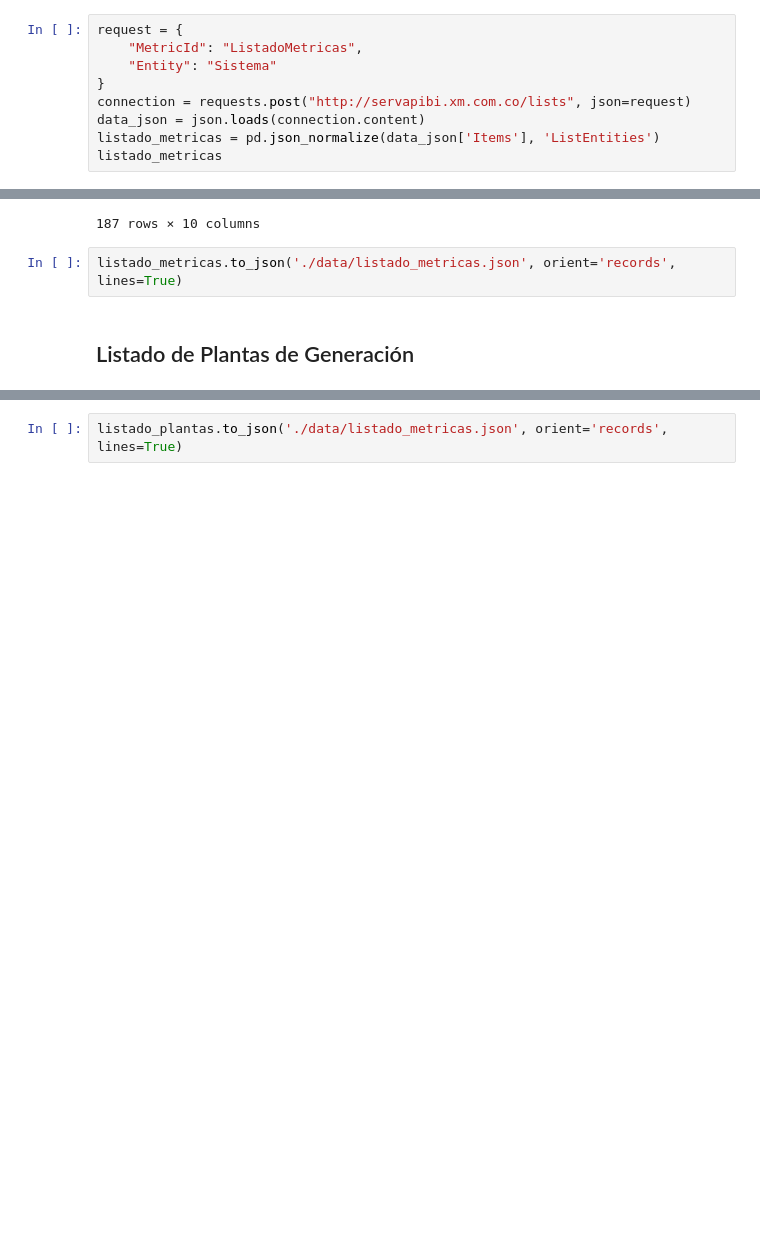
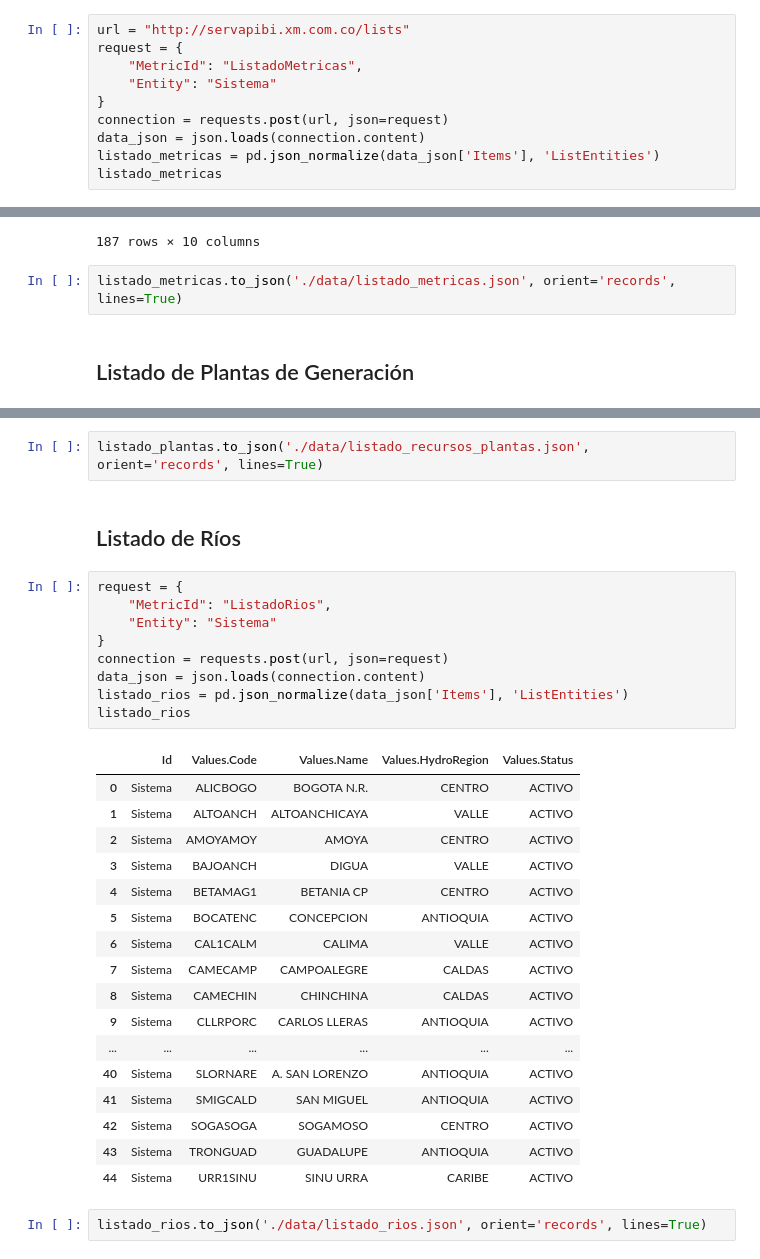
Before and after one commit to sistema-electrico-colombia/extraccion-datos-API, a Jupyter notebook: extraccion_datos_api_xm.ipynb, the cells around one changed output, grey strips where cells are left out. Saved outputs shown, nothing was run; the diff lists cells and outputs as text; blank space fills up the shorter version.

Commit message:
[ADD] Se agregaron mas listados

```diff
--- a/extraccion_datos_api_xm.ipynb
+++ b/extraccion_datos_api_xm.ipynb
@@ -28,11 +28,12 @@ import pydataxm as api_xm
 # %% [markdown]
 ## Listado de Metricas
 # %%
+url = "http://servapibi.xm.com.co/lists"
 request = {
     "MetricId": "ListadoMetricas",
     "Entity": "Sistema"
 }
-connection = requests.post("http://servapibi.xm.com.co/lists", json=request)
+connection = requests.post(url, json=request)
 data_json = json.loads(connection.content)
 listado_metricas = pd.json_normalize(data_json['Items'], 'ListEntities')
 listado_metricas
@@ -79,4 +79,35 @@ listado_plantas
 | 684 | Sistema | ZPA5 | ZIPAEMG 5 | TERMICA | DESPACHADO CENTRALMENTE | NORMAL | ENDG | ... |
 685 rows × 10 columns
 # %%
-listado_plantas.to_json('./data/listado_metricas.json', orient='records', lines=True)
+listado_plantas.to_json('./data/listado_recursos_plantas.json', orient='records', lines=True)
+# %% [markdown]
+## Listado de Ríos
+# %%
+request = {
+    "MetricId": "ListadoRios",
+    "Entity": "Sistema"
+}
+connection = requests.post(url, json=request)
+data_json = json.loads(connection.content)
+listado_rios = pd.json_normalize(data_json['Items'], 'ListEntities')
+listado_rios
+# %% [output]
+|  | Id | Values.Code | Values.Name | Values.HydroRegion | Values.Status |
+| 0 | Sistema | ALICBOGO | BOGOTA N.R. | CENTRO | ACTIVO |
+| 1 | Sistema | ALTOANCH | ALTOANCHICAYA | VALLE | ACTIVO |
+| 2 | Sistema | AMOYAMOY | AMOYA | CENTRO | ACTIVO |
+| 3 | Sistema | BAJOANCH | DIGUA | VALLE | ACTIVO |
+| 4 | Sistema | BETAMAG1 | BETANIA CP | CENTRO | ACTIVO |
+| 5 | Sistema | BOCATENC | CONCEPCION | ANTIOQUIA | ACTIVO |
+| 6 | Sistema | CAL1CALM | CALIMA | VALLE | ACTIVO |
+| 7 | Sistema | CAMECAMP | CAMPOALEGRE | CALDAS | ACTIVO |
+| 8 | Sistema | CAMECHIN | CHINCHINA | CALDAS | ACTIVO |
+| 9 | Sistema | CLLRPORC | CARLOS LLERAS | ANTIOQUIA | ACTIVO |
+| ... | ... | ... | ... | ... | ... |
+| 40 | Sistema | SLORNARE | A. SAN LORENZO | ANTIOQUIA | ACTIVO |
+| 41 | Sistema | SMIGCALD | SAN MIGUEL | ANTIOQUIA | ACTIVO |
+| 42 | Sistema | SOGASOGA | SOGAMOSO | CENTRO | ACTIVO |
+| 43 | Sistema | TRONGUAD | GUADALUPE | ANTIOQUIA | ACTIVO |
+| 44 | Sistema | URR1SINU | SINU URRA | CARIBE | ACTIVO |
+# %%
+listado_rios.to_json('./data/listado_rios.json', orient='records', lines=True)
```
Also changed, not shown: parts of 8 cells of this notebook.
